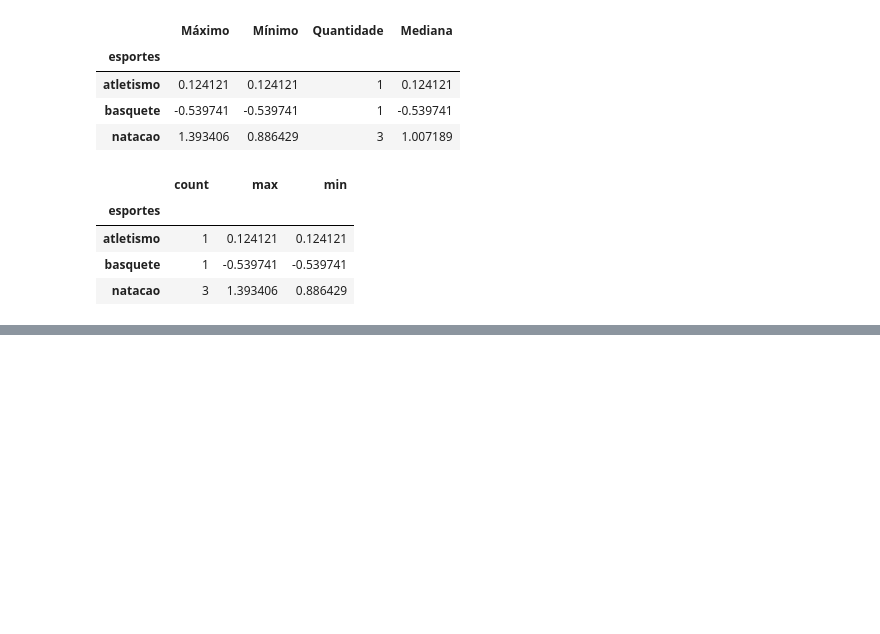
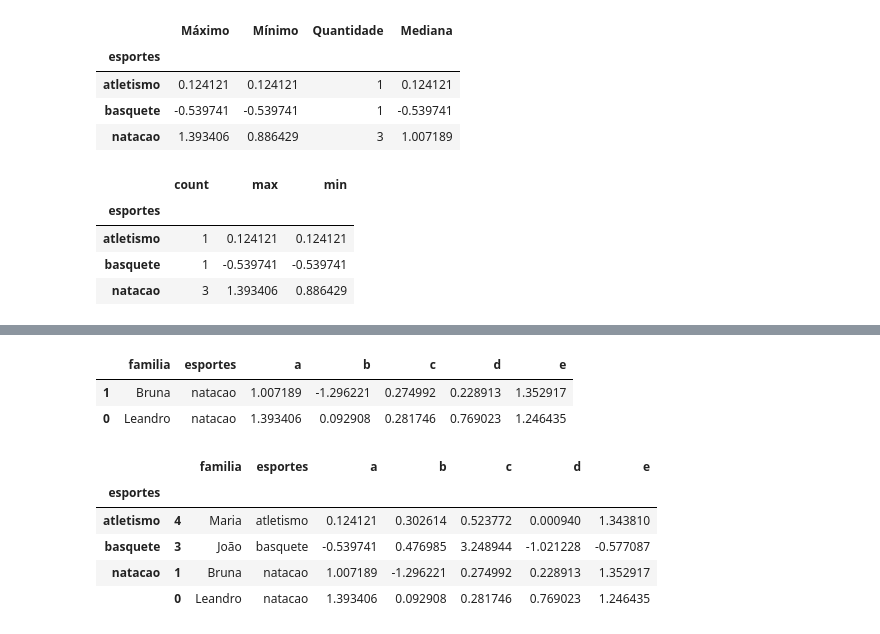
Before and after one commit to leandrobarbieri/pydata-book, a Jupyter notebook: Group_Aggregation.ipynb, the cells around one changed output, grey strips where cells are left out. Saved outputs shown, nothing was run; the diff lists cells and outputs as text; code cells hidden in the pictures; blank space fills up the shorter version.

```diff
--- a/Group_Aggregation.ipynb
+++ b/Group_Aggregation.ipynb
@@ -403,0 +422,19 @@ pessoas.groupby("esportes").agg({"a": "sum", "b": ["count", "max", "min"]})
+# %%
+# top n para o df todo
+topn_grupo(pessoas)
+# %% [output]
+|  | familia | esportes | a | b | c | d | e |
+| 1 | Bruna | natacao | 1.007189 | -1.296221 | 0.274992 | 0.228913 | 1.352917 |
+| 0 | Leandro | natacao | 1.393406 | 0.092908 | 0.281746 | 0.769023 | 1.246435 |
+# %%
+# topn aplicado a cada grupo e depois os grupos são unidos usando a função concat (union) do pandas
+# neste exemplo, natação apesar de ter 3 linhas, retorna apenas os 2 primeiros
+# os argumentos da função são passados depois da função (n=2 e coluna="a")
+pessoas.groupby(["esportes"]).apply(topn_grupo, n=2, coluna="a")
+# %% [output]
+|  |  | familia | esportes | a | b | c | d | e |
+| esportes |  |  |  |  |  |  |  |  |
+| atletismo | 4 | Maria | atletismo | 0.124121 | 0.302614 | 0.523772 | 0.000940 | 1.343810 |
+| basquete | 3 | João | basquete | -0.539741 | 0.476985 | 3.248944 | -1.021228 | -0.577087 |
+| natacao | 1 | Bruna | natacao | 1.007189 | -1.296221 | 0.274992 | 0.228913 | 1.352917 |
+|  | 0 | Leandro | natacao | 1.393406 | 0.092908 | 0.281746 | 0.769023 | 1.246435 |
```
Also changed, not shown: parts of 24 cells of this notebook.
